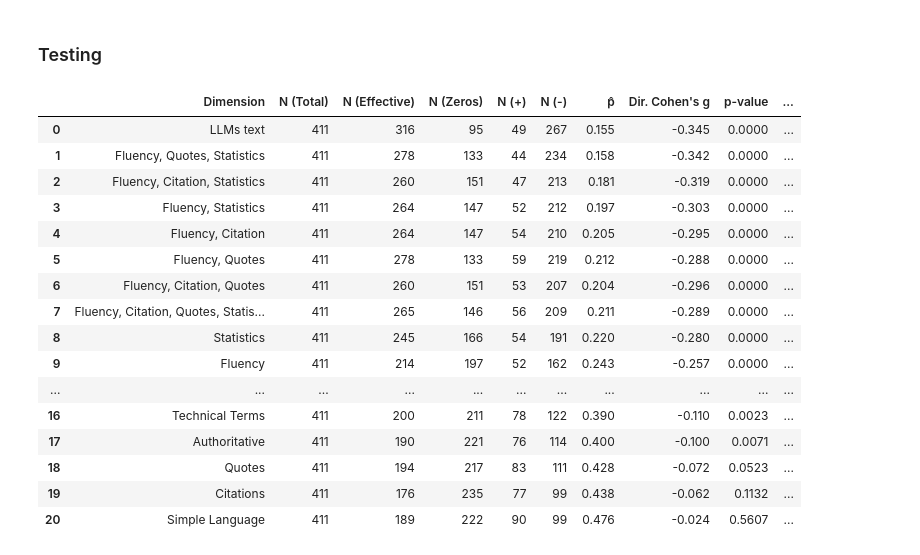
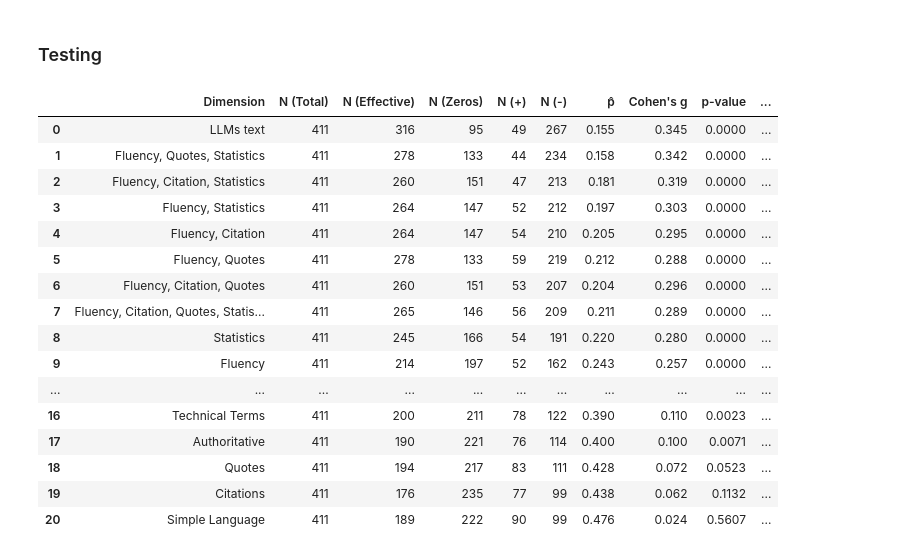
Before and after one commit to leonard-rampf/geo-experiment, a Jupyter notebook: notebook/3_retrieval_stage/5_retrieval_analysis.ipynb, the cells around one changed output. Cells and saved outputs as stored; diff of their text form; code cells hidden in the pictures.

```diff
--- a/notebook/3_retrieval_stage/5_retrieval_analysis.ipynb
+++ b/notebook/3_retrieval_stage/5_retrieval_analysis.ipynb
@@ -860,7 +859,7 @@ def bootstrap_effect_size(group, n_iterations=10000):
         )
 
         z_stat = (mu - w_plus) / sigma
-        effect = z_stat / np.sqrt(n)          # sign falls out of Z naturally
+        effect = np.abs(z_stat) / np.sqrt(n)
         boot_effects.append(effect)
 
     lower_ci = np.percentile(boot_effects, 2.5)
@@ -885,8 +884,7 @@ for dimension, group in strict_paired_df.groupby('dimension'):
 ci_df = pd.DataFrame(ci_results)
 
 # Sort by absolute magnitude so your biggest penalties stay at the top
-ci_df['abs_lower'] = ci_df['Lower CI'].abs()
-ci_df = ci_df.sort_values(by='abs_lower', ascending=False).drop(columns=['abs_lower', 'Lower CI', 'Upper CI'])
+ci_df = ci_df.sort_values(by='Lower CI', ascending=False).drop(columns=['Lower CI', 'Upper CI'])
 
 print("\nBootstrapping Complete. Here are the 95% Confidence Intervals:")
 display(ci_df)
@@ -1042,65 +1043,64 @@ def run_sign_tests(df):
                 'Dimension': dimension, 'N (Total)': n_total,
                 'N (Effective)': 0, 'N (Zeros)': n_zero,
                 'N (+)': 0, 'N (-)': 0,
-                'p̂': np.nan, "Dir. Cohen's g": np.nan, 'p-value': np.nan
+                'p̂': np.nan, "Cohen's g": np.nan, 'p-value': np.nan
             })
             continue
 
         p_val  = binomtest(n_pos, n_eff, 0.5, alternative='two-sided').pvalue
         p_hat  = n_pos / n_eff
-        # Directional Cohen's g: negative = more degradations than improvements
-        effect = round(p_hat - 0.5, 3)
+        # Cohen's g = |p̂ − 0.5| (non-directional, magnitude only)
+        effect = round(abs(p_hat - 0.5), 3)
 
         results.append({
             'Dimension':     dimension,
             'N (Total)':     n_total,
             'N (Effective)': n_eff,
             'N (Zeros)':     n_zero,
             'N (+)':         n_pos,
             'N (-)':         n_neg,
             'p̂':            round(p_hat, 3),
-            "Dir. Cohen's g":     effect,
+            "Cohen's g":     effect,
             'p-value':       p_val
         })
 
     res_df = pd.DataFrame(results)
 
     # Holm-Bonferroni correction
     reject, p_adj, _, _ = multipletests(res_df['p-value'].fillna(1.0), alpha=0.05, method='holm')
     res_df.insert(res_df.columns.get_loc('p-value') + 1, 'Adj. p-value', p_adj)
 
     def sig(p):
         if pd.isna(p):  return 'Error'
         if p < 0.001:   return '*** (p<0.001)'
         if p < 0.01:    return '** (p<0.01)'
         if p < 0.05:    return '* (p<0.05)'
         return 'ns'
 
     res_df['Sig.'] = res_df['Adj. p-value'].apply(sig)
-    res_df['_abs'] = res_df["Dir. Cohen's g"].abs()
-    res_df = res_df.sort_values(['Adj. p-value', '_abs'], ascending=[True, False]).drop(columns='_abs').reset_index(drop=True)
+    res_df = res_df.sort_values(['Adj. p-value', "Cohen's g"], ascending=[True, False]).reset_index(drop=True)
     return res_df
 
 sign_test_table = run_sign_tests(strict_paired_df)
 display(sign_test_table.round({'p-value': 4, 'Adj. p-value': 4}))
 # %% [output]
-|  | Dimension | N (Total) | N (Effective) | N (Zeros) | N (+) | N (-) | p̂ | Dir. Cohen's g | p-value | ... |
-| 0 | LLMs text | 411 | 316 | 95 | 49 | 267 | 0.155 | -0.345 | 0.0000 | ... |
-| 1 | Fluency, Quotes, Statistics | 411 | 278 | 133 | 44 | 234 | 0.158 | -0.342 | 0.0000 | ... |
-| 2 | Fluency, Citation, Statistics | 411 | 260 | 151 | 47 | 213 | 0.181 | -0.319 | 0.0000 | ... |
-| 3 | Fluency, Statistics | 411 | 264 | 147 | 52 | 212 | 0.197 | -0.303 | 0.0000 | ... |
-| 4 | Fluency, Citation | 411 | 264 | 147 | 54 | 210 | 0.205 | -0.295 | 0.0000 | ... |
-| 5 | Fluency, Quotes | 411 | 278 | 133 | 59 | 219 | 0.212 | -0.288 | 0.0000 | ... |
-| 6 | Fluency, Citation, Quotes | 411 | 260 | 151 | 53 | 207 | 0.204 | -0.296 | 0.0000 | ... |
-| 7 | Fluency, Citation, Quotes, Statis... | 411 | 265 | 146 | 56 | 209 | 0.211 | -0.289 | 0.0000 | ... |
-| 8 | Statistics | 411 | 245 | 166 | 54 | 191 | 0.220 | -0.280 | 0.0000 | ... |
-| 9 | Fluency | 411 | 214 | 197 | 52 | 162 | 0.243 | -0.257 | 0.0000 | ... |
+|  | Dimension | N (Total) | N (Effective) | N (Zeros) | N (+) | N (-) | p̂ | Cohen's g | p-value | ... |
+| 0 | LLMs text | 411 | 316 | 95 | 49 | 267 | 0.155 | 0.345 | 0.0000 | ... |
+| 1 | Fluency, Quotes, Statistics | 411 | 278 | 133 | 44 | 234 | 0.158 | 0.342 | 0.0000 | ... |
+| 2 | Fluency, Citation, Statistics | 411 | 260 | 151 | 47 | 213 | 0.181 | 0.319 | 0.0000 | ... |
+| 3 | Fluency, Statistics | 411 | 264 | 147 | 52 | 212 | 0.197 | 0.303 | 0.0000 | ... |
+| 4 | Fluency, Citation | 411 | 264 | 147 | 54 | 210 | 0.205 | 0.295 | 0.0000 | ... |
+| 5 | Fluency, Quotes | 411 | 278 | 133 | 59 | 219 | 0.212 | 0.288 | 0.0000 | ... |
+| 6 | Fluency, Citation, Quotes | 411 | 260 | 151 | 53 | 207 | 0.204 | 0.296 | 0.0000 | ... |
+| 7 | Fluency, Citation, Quotes, Statis... | 411 | 265 | 146 | 56 | 209 | 0.211 | 0.289 | 0.0000 | ... |
+| 8 | Statistics | 411 | 245 | 166 | 54 | 191 | 0.220 | 0.280 | 0.0000 | ... |
+| 9 | Fluency | 411 | 214 | 197 | 52 | 162 | 0.243 | 0.257 | 0.0000 | ... |
 | ... | ... | ... | ... | ... | ... | ... | ... | ... | ... | ... |
-| 16 | Technical Terms | 411 | 200 | 211 | 78 | 122 | 0.390 | -0.110 | 0.0023 | ... |
-| 17 | Authoritative | 411 | 190 | 221 | 76 | 114 | 0.400 | -0.100 | 0.0071 | ... |
-| 18 | Quotes | 411 | 194 | 217 | 83 | 111 | 0.428 | -0.072 | 0.0523 | ... |
-| 19 | Citations | 411 | 176 | 235 | 77 | 99 | 0.438 | -0.062 | 0.1132 | ... |
-| 20 | Simple Language | 411 | 189 | 222 | 90 | 99 | 0.476 | -0.024 | 0.5607 | ... |
+| 16 | Technical Terms | 411 | 200 | 211 | 78 | 122 | 0.390 | 0.110 | 0.0023 | ... |
+| 17 | Authoritative | 411 | 190 | 221 | 76 | 114 | 0.400 | 0.100 | 0.0071 | ... |
+| 18 | Quotes | 411 | 194 | 217 | 83 | 111 | 0.428 | 0.072 | 0.0523 | ... |
+| 19 | Citations | 411 | 176 | 235 | 77 | 99 | 0.438 | 0.062 | 0.1132 | ... |
+| 20 | Simple Language | 411 | 189 | 222 | 90 | 99 | 0.476 | 0.024 | 0.5607 | ... |
 # %%
 # Side-by-side comparison of Sign Test vs Wilcoxon
 comp = pd.merge(
```
Also changed, not shown: parts of 10 cells of this notebook.
